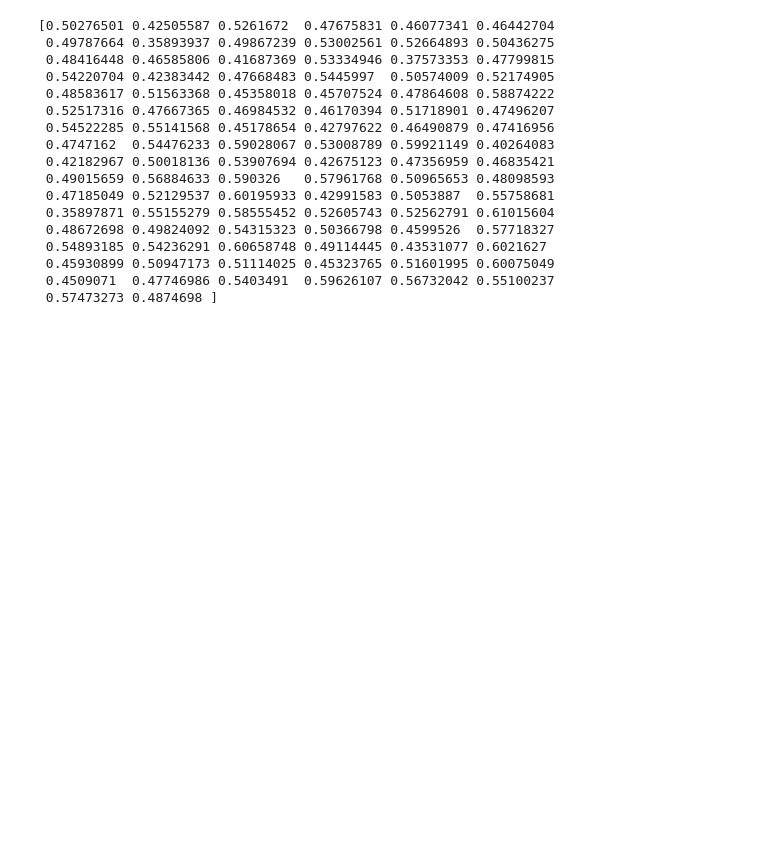
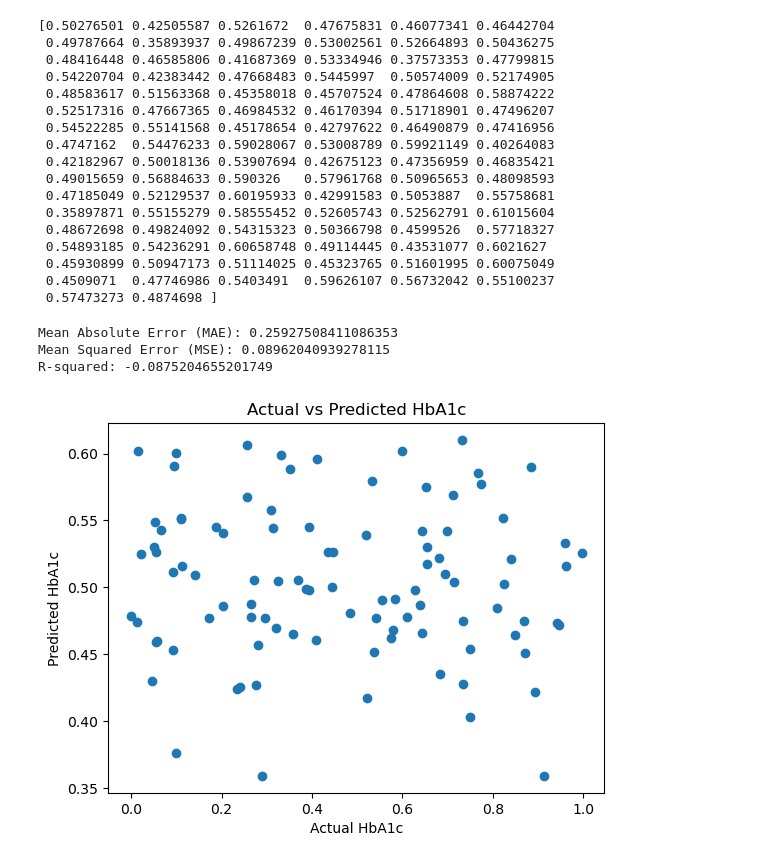
Before and after one commit to ThatikondaKinshuk/Data_Science_PROJECTS, a Jupyter notebook: Disease Prediction Using Patient Data/Disease_Prediction_Using_Patient_Data.ipynb, the cells around one changed output. Cells and saved outputs as stored; diff of their text form; code cells hidden in the pictures; blank space fills up the shorter version.

```diff
--- a/Disease Prediction Using Patient Data/Disease_Prediction_Using_Patient_Data.ipynb
+++ b/Disease Prediction Using Patient Data/Disease_Prediction_Using_Patient_Data.ipynb
@@ -201,3 +179,27 @@ print(y_pred)
  0.45930899 0.50947173 0.51114025 0.45323765 0.51601995 0.60075049
  0.4509071  0.47746986 0.5403491  0.59626107 0.56732042 0.55100237
  0.57473273 0.4874698 ]
+# %%
+from sklearn.metrics import mean_absolute_error, mean_squared_error, r2_score
+import matplotlib.pyplot as plt
+import seaborn as sns
+
+# Make predictions
+y_pred = pipeline.predict(X_test)
+
+# Print regression metrics
+print("Mean Absolute Error (MAE):", mean_absolute_error(y_test, y_pred))
+print("Mean Squared Error (MSE):", mean_squared_error(y_test, y_pred))
+print("R-squared:", r2_score(y_test, y_pred))
+
+# Optional: Plot predicted vs actual values
+plt.scatter(y_test, y_pred)
+plt.xlabel("Actual HbA1c")
+plt.ylabel("Predicted HbA1c")
+plt.title("Actual vs Predicted HbA1c")
+plt.show()
+# %% [output]
+Mean Absolute Error (MAE): 0.25927508411086353
+Mean Squared Error (MSE): 0.08962040939278115
+R-squared: -0.0875204655201749
+[figure, added]
```
Also changed, not shown: parts of 3 cells of this notebook, 1 other file.
